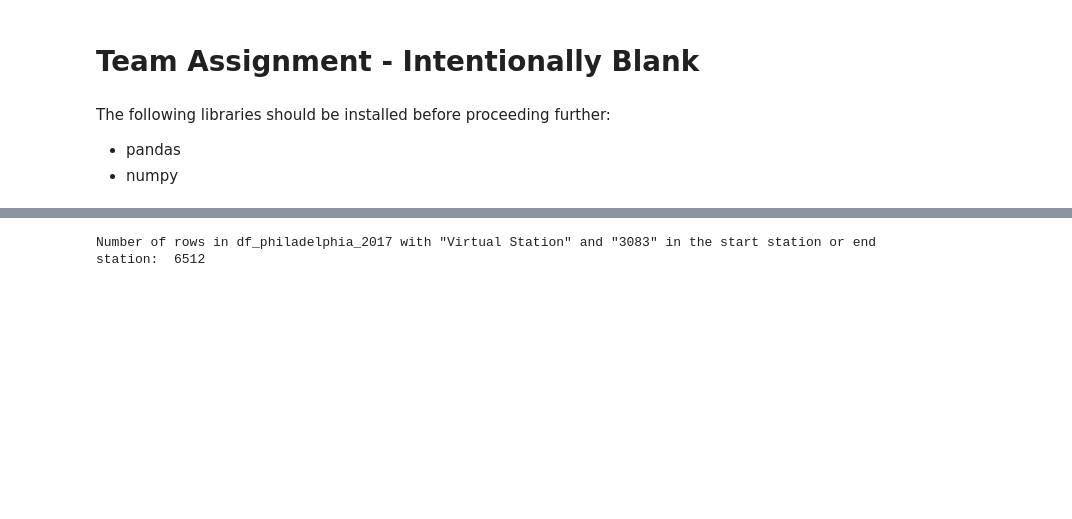
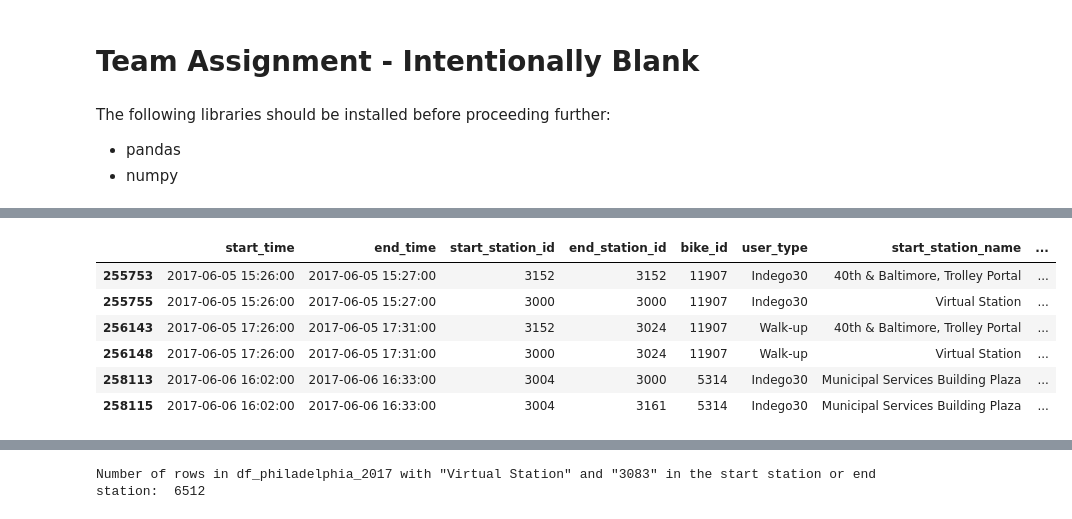
Before and after one commit to yassinehammou27/intentionally_blank, a Jupyter notebook: Team Assignment - Intentionally Blank.ipynb, the cells around one changed output, grey strips where cells are left out. Drawn from its saved outputs; the diff is of its cells as text; code cells hidden in the pictures; blank space fills up the shorter version.

```diff
--- a/Team Assignment - Intentionally Blank.ipynb
+++ b/Team Assignment - Intentionally Blank.ipynb
@@ -50,0 +54,10 @@ df_weather.reset_index(drop = True, inplace =True)
+# %%
+df_philadelphia_2017[df_philadelphia_2017.duplicated(subset=['start_time', 'end_time', 'bike_id'], keep=False)].head(6)
+# %% [output]
+|  | start_time | end_time | start_station_id | end_station_id | bike_id | user_type | start_station_name | ... |
+| 255753 | 2017-06-05 15:26:00 | 2017-06-05 15:27:00 | 3152 | 3152 | 11907 | Indego30 | 40th & Baltimore, Trolley Portal | ... |
+| 255755 | 2017-06-05 15:26:00 | 2017-06-05 15:27:00 | 3000 | 3000 | 11907 | Indego30 | Virtual Station | ... |
+| 256143 | 2017-06-05 17:26:00 | 2017-06-05 17:31:00 | 3152 | 3024 | 11907 | Walk-up | 40th & Baltimore, Trolley Portal | ... |
+| 256148 | 2017-06-05 17:26:00 | 2017-06-05 17:31:00 | 3000 | 3024 | 11907 | Walk-up | Virtual Station | ... |
+| 258113 | 2017-06-06 16:02:00 | 2017-06-06 16:33:00 | 3004 | 3000 | 5314 | Indego30 | Municipal Services Building Plaza | ... |
+| 258115 | 2017-06-06 16:02:00 | 2017-06-06 16:33:00 | 3004 | 3161 | 5314 | Indego30 | Municipal Services Building Plaza | ... |
```
Also changed, not shown: parts of 26 cells of this notebook.
